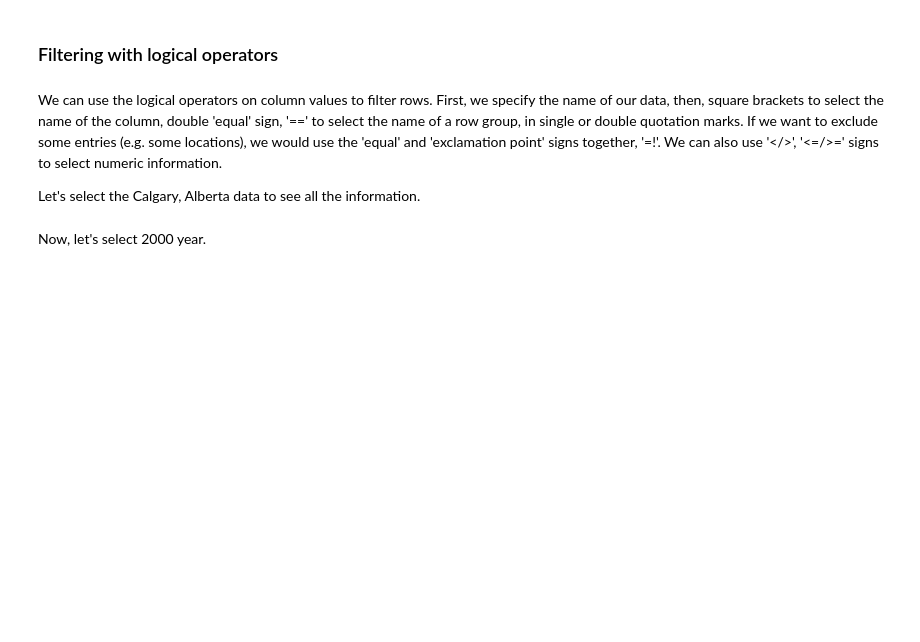
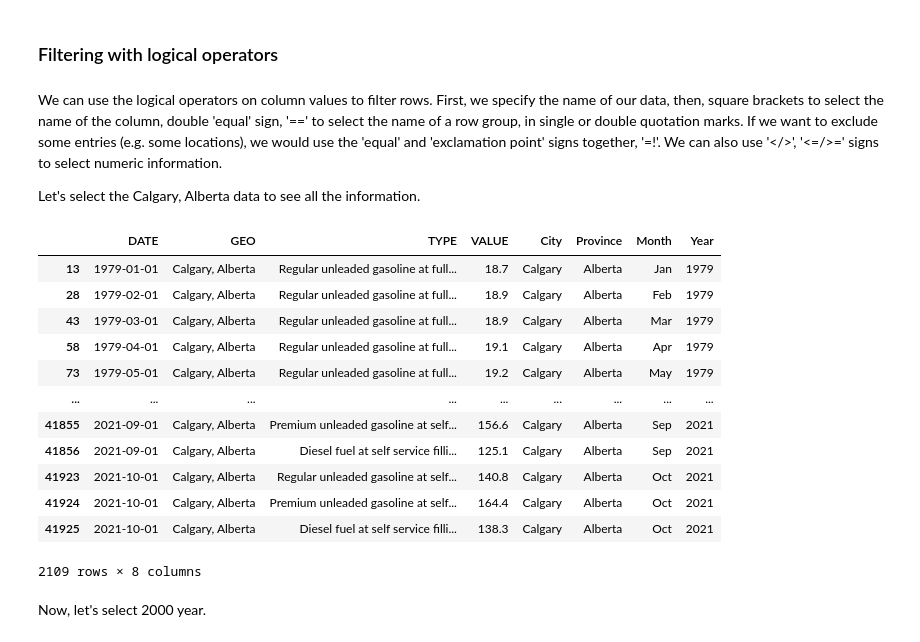
Before and after one commit to waseem-development/AI-NAVTTC, a Jupyter notebook: python/pandas/Ziftek_Labs/EDA_Lab (1).ipynb, the cells around one changed output. Drawn from its saved outputs; the diff is of its cells as text; code cells hidden in the pictures; blank space fills up the shorter version.

Commit message:
Doing EDA on gasoline data

```diff
--- a/python/pandas/Ziftek_Labs/EDA_Lab (1).ipynb
+++ b/python/pandas/Ziftek_Labs/EDA_Lab (1).ipynb
@@ -131,8 +230,22 @@ We can use the logical operators on column values to filter rows. First, we  spe
 
 Let's select the Calgary, Alberta data to see all the information.
 # %%
-calgary[ = data[data['GEO'] == 'Calgary, Alberta']
+calgary = data[data['GEO'] == 'Calgary, Alberta']
 calgary
+# %% [output]
+|  | DATE | GEO | TYPE | VALUE | City | Province | Month | Year |
+| 13 | 1979-01-01 | Calgary, Alberta | Regular unleaded gasoline at full... | 18.7 | Calgary | Alberta | Jan | 1979 |
+| 28 | 1979-02-01 | Calgary, Alberta | Regular unleaded gasoline at full... | 18.9 | Calgary | Alberta | Feb | 1979 |
+| 43 | 1979-03-01 | Calgary, Alberta | Regular unleaded gasoline at full... | 18.9 | Calgary | Alberta | Mar | 1979 |
+| 58 | 1979-04-01 | Calgary, Alberta | Regular unleaded gasoline at full... | 19.1 | Calgary | Alberta | Apr | 1979 |
+| 73 | 1979-05-01 | Calgary, Alberta | Regular unleaded gasoline at full... | 19.2 | Calgary | Alberta | May | 1979 |
+| ... | ... | ... | ... | ... | ... | ... | ... | ... |
+| 41855 | 2021-09-01 | Calgary, Alberta | Premium unleaded gasoline at self... | 156.6 | Calgary | Alberta | Sep | 2021 |
+| 41856 | 2021-09-01 | Calgary, Alberta | Diesel fuel at self service filli... | 125.1 | Calgary | Alberta | Sep | 2021 |
+| 41923 | 2021-10-01 | Calgary, Alberta | Regular unleaded gasoline at self... | 140.8 | Calgary | Alberta | Oct | 2021 |
+| 41924 | 2021-10-01 | Calgary, Alberta | Premium unleaded gasoline at self... | 164.4 | Calgary | Alberta | Oct | 2021 |
+| 41925 | 2021-10-01 | Calgary, Alberta | Diesel fuel at self service filli... | 138.3 | Calgary | Alberta | Oct | 2021 |
+2109 rows × 8 columns
 # %% [markdown]
 Now, let's select 2000 year.
 # %%
```
Also changed, not shown: parts of 26 cells of this notebook, 2 other files.
